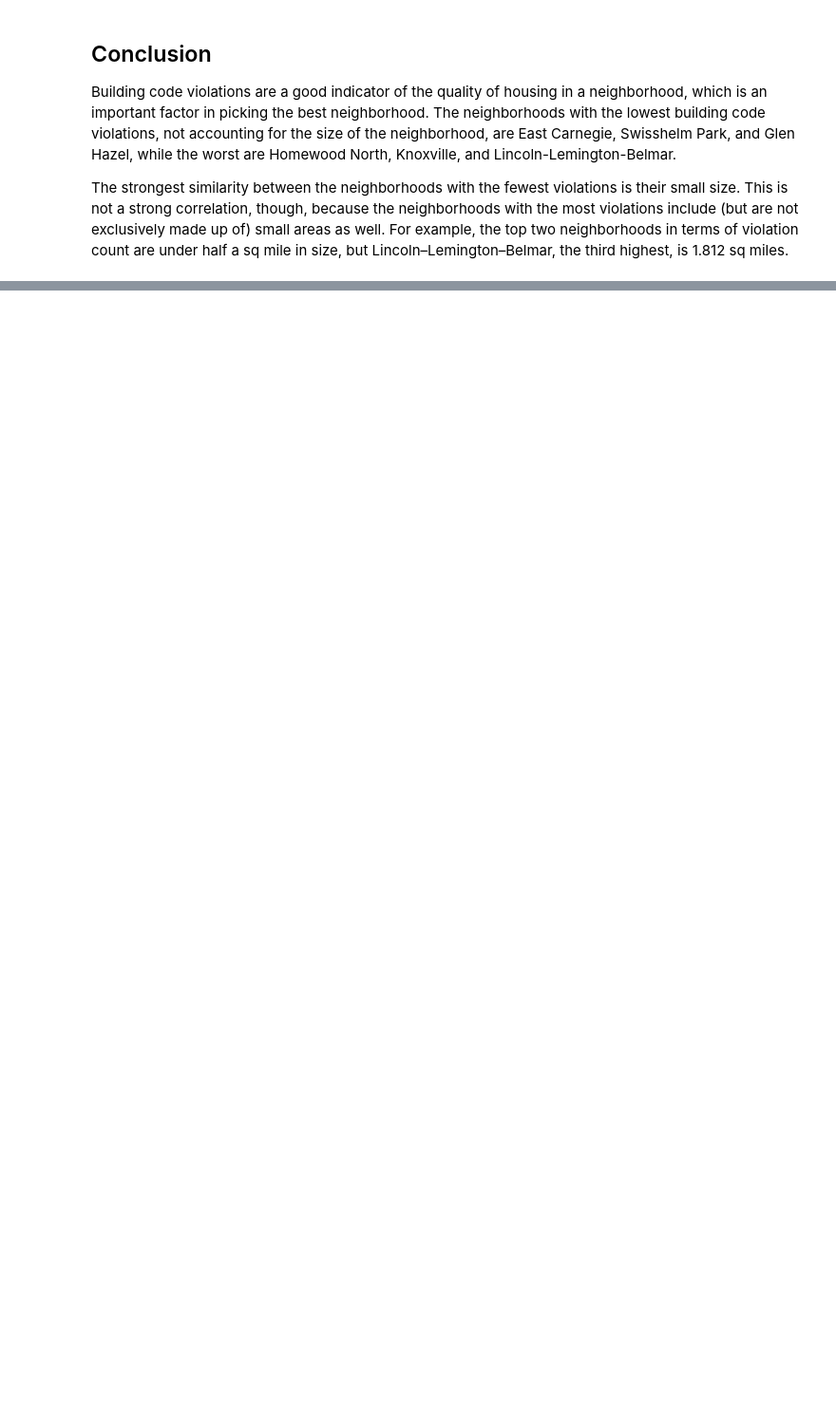
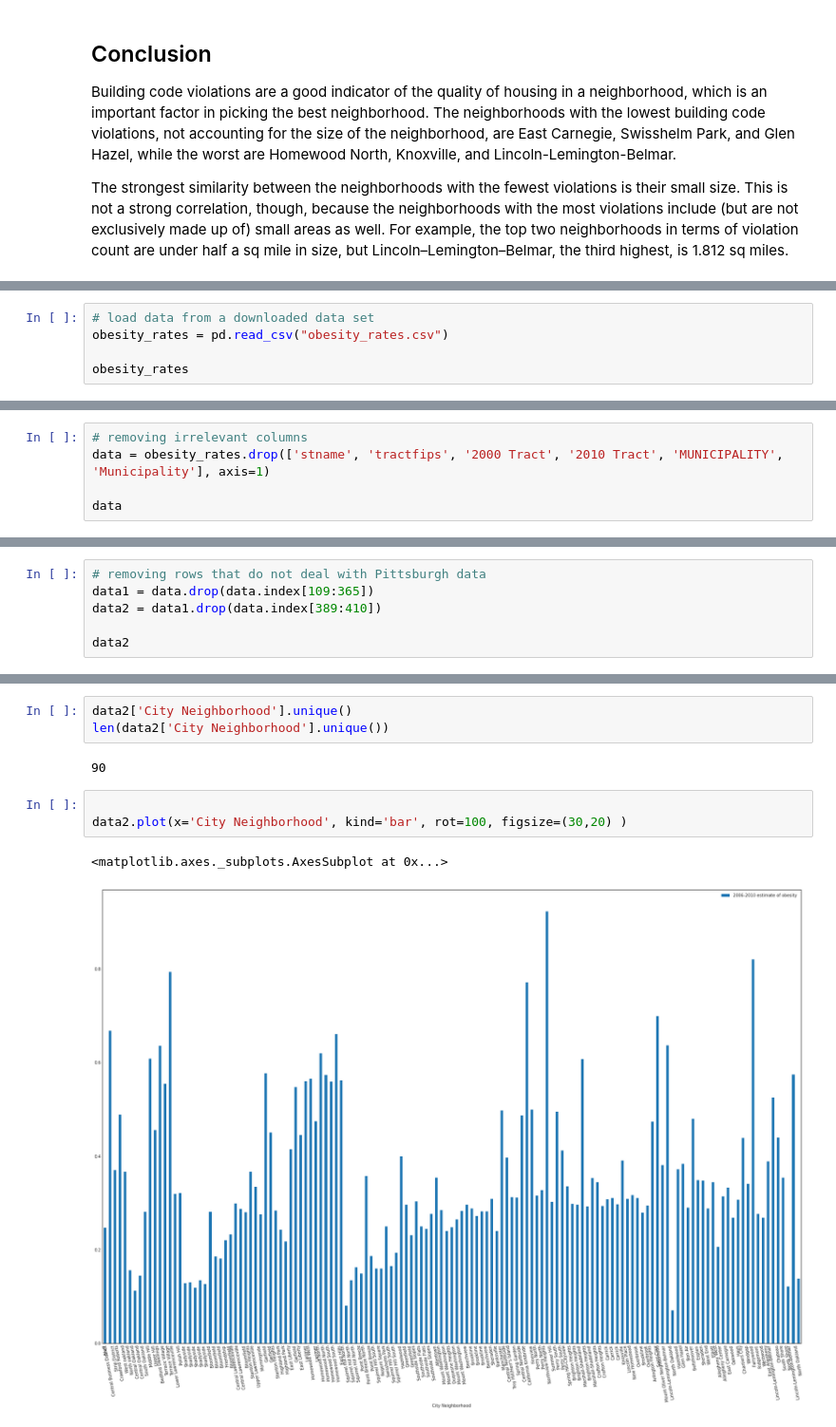
Before and after one commit to ijw6/best-neighborhood, a Jupyter notebook: presentation.ipynb, the cells around one changed output, grey strips where cells are left out. Shown: that part at 95% size. Drawn from its saved outputs; the diff is of its cells as text; blank space fills up the shorter version.

```diff
--- a/presentation.ipynb
+++ b/presentation.ipynb
@@ -67,0 +219,5 @@ for i,n in enumerate(vd):
+# %%
+# load data from a downloaded data set
+obesity_rates = pd.read_csv("obesity_rates.csv")
+
+obesity_rates
@@ -67,0 +238,5 @@ for i,n in enumerate(vd):
+# %%
+# removing irrelevant columns
+data = obesity_rates.drop(['stname', 'tractfips', '2000 Tract', '2010 Tract', 'MUNICIPALITY', 'Municipality'], axis=1)
+
+data
@@ -67,0 +259,6 @@ for i,n in enumerate(vd):
+# %%
+# removing rows that do not deal with Pittsburgh data
+data1 = data.drop(data.index[109:365])
+data2 = data1.drop(data.index[389:410])
+
+data2
@@ -67,0 +281,11 @@ for i,n in enumerate(vd):
+# %%
+data2['City Neighborhood'].unique()
+len(data2['City Neighborhood'].unique())
+# %% [output]
+90
+# %%
+
+data2.plot(x='City Neighborhood', kind='bar', rot=100, figsize=(30,20) )
+# %% [output]
+<matplotlib.axes._subplots.AxesSubplot at 0x...>
+[figure, added]
```
Also changed, not shown: parts of 33 cells of this notebook, 1 other file.
